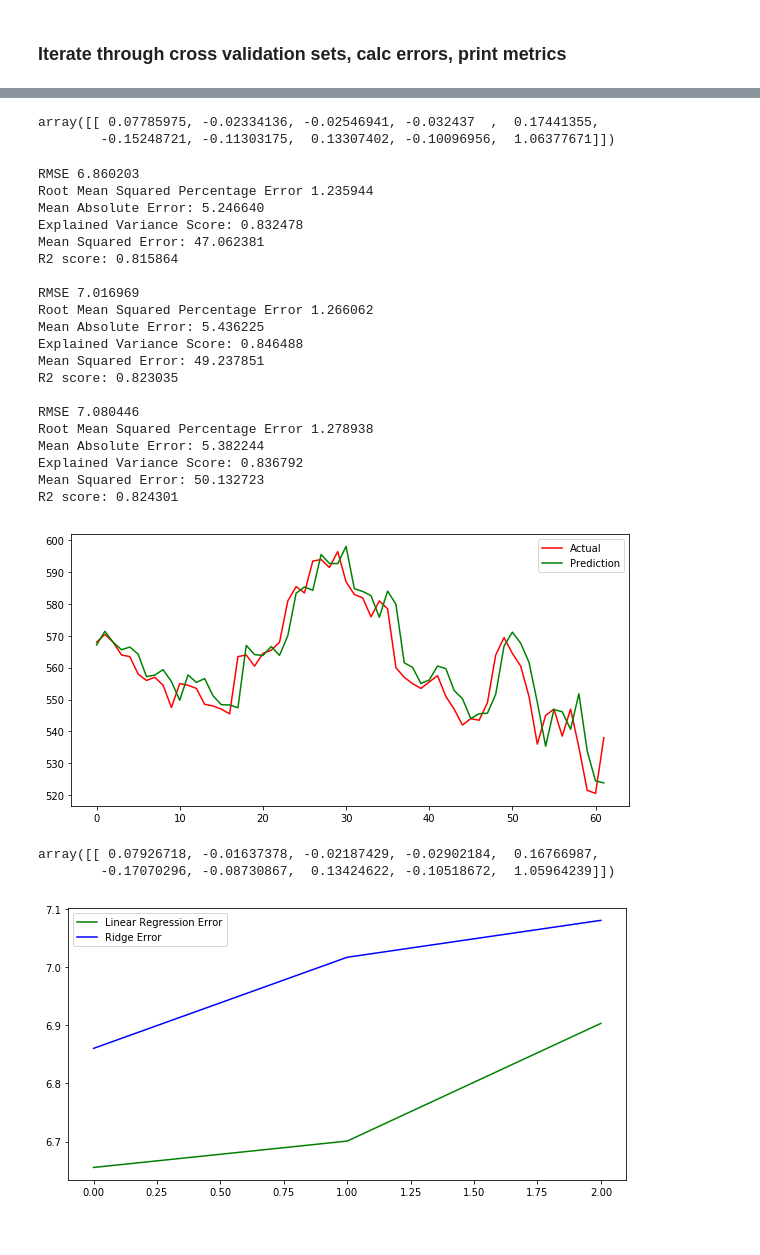
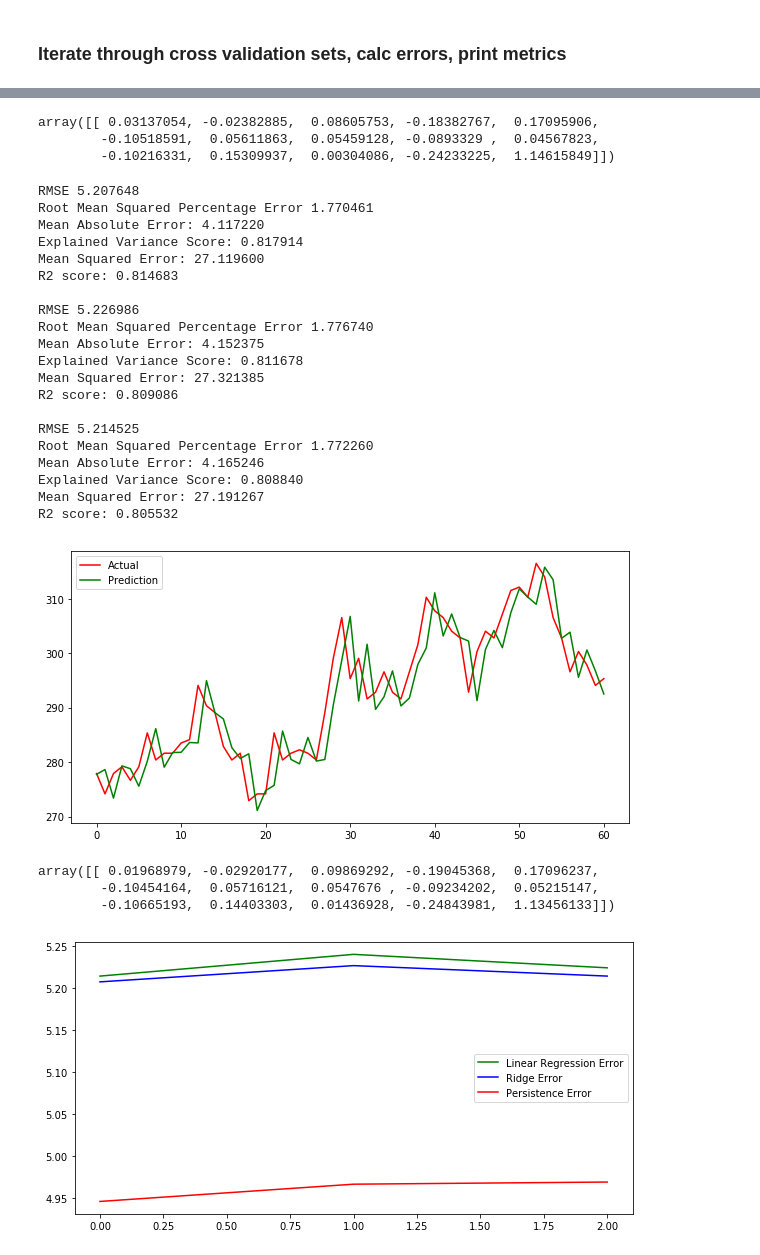
Before and after one commit to pnevmap/Stock-Predictor, a Jupyter notebook: features-and-model-MKS.ipynb, the cells around one changed output, grey strips where cells are left out. Drawn from its saved outputs; the diff is of its cells as text; code cells hidden in the pictures.

```diff
--- a/features-and-model-MKS.ipynb
+++ b/features-and-model-MKS.ipynb
@@ -4,7 +4,7 @@ import pandas as pd
 # %% [markdown]
 ### Data Preprcessing
 # %%
-mks = pd.read_csv("data/MKS.csv")
+mks = pd.read_csv("data/MKSfull.csv")
 # %%
 #data preprocessing
 #remove NaN values
@@ -15,7 +15,7 @@ mks.drop(nans.index, inplace=True)
 # %%
 # Initialize a data frames to hold the Features and the value
 X_len = 940
-days = 10
+days = 15
 
 Χ_columns = []
 for j in range(days):
@@ -99,6 +99,6 @@ def print_metrics(test, pred):
     print('')
 # %%
 n_splits = 3
-size =310
+size =305
 
 cv_sets = create_cv_sets(n_splits, size)
@@ -104,0 +107,17 @@ cv_sets = create_cv_sets(n_splits, size)
+# %%
+def model_persistence(x):
+    return x
+
+def set_prediction(test_X):
+    predictions = list()
+    for x in test_X['i+%s' % str(days-1)]:
+        yhat = model_persistence(x)
+        predictions.append(yhat)
+    return predictions
+
+#Iterate through cv_sets, calc errors, print metrics
+benchmark_errs=[]
+for X_train, X_test, y_train, y_test in cv_sets:
+    pred = set_prediction(X_test)
+    benchmark_errs.append(rmse(y_test['Close'], pred))
+    print_metrics(y_test['Close'], pred)
@@ -171,8 +213,9 @@ plt.show()
 # %%
 lr_regs[0].coef_
 # %% [output]
-array([[ 0.07785975, -0.02334136, -0.02546941, -0.032437  ,  0.17441355,
-        -0.15248721, -0.11303175,  0.13307402, -0.10096956,  1.06377671]])
+array([[ 0.03137054, -0.02382885,  0.08605753, -0.18382767,  0.17095906,
+        -0.10518591,  0.05611863,  0.05459128, -0.0893329 ,  0.04567823,
+        -0.10216331,  0.15309937,  0.00304086, -0.24233225,  1.14615849]])
 # %%
 from sklearn.linear_model import Ridge
 
@@ -191,26 +234,26 @@ for X_train, X_test, y_train, y_test in cv_sets:
     rr_errs.append(rmse(y_test, pred))
     print_metrics(y_test, pred)
 # %% [output]
-RMSE 6.860203
-Root Mean Squared Percentage Error 1.235944
-Mean Absolute Error: 5.246640
-Explained Variance Score: 0.832478
-Mean Squared Error: 47.062381
-R2 score: 0.815864
+RMSE 5.207648
+Root Mean Squared Percentage Error 1.770461
+Mean Absolute Error: 4.117220
+Explained Variance Score: 0.817914
+Mean Squared Error: 27.119600
+R2 score: 0.814683
 
-RMSE 7.016969
-Root Mean Squared Percentage Error 1.266062
-Mean Absolute Error: 5.436225
-Explained Variance Score: 0.846488
-Mean Squared Error: 49.237851
-R2 score: 0.823035
+RMSE 5.226986
+Root Mean Squared Percentage Error 1.776740
+Mean Absolute Error: 4.152375
+Explained Variance Score: 0.811678
+Mean Squared Error: 27.321385
+R2 score: 0.809086
 
-RMSE 7.080446
-Root Mean Squared Percentage Error 1.278938
-Mean Absolute Error: 5.382244
-Explained Variance Score: 0.836792
-Mean Squared Error: 50.132723
-R2 score: 0.824301
+RMSE 5.214525
+Root Mean Squared Percentage Error 1.772260
+Mean Absolute Error: 4.165246
+Explained Variance Score: 0.808840
+Mean Squared Error: 27.191267
+R2 score: 0.805532
 # %%
 t = range(len(y_test))
 plt.plot(t, y_test, 'r', label='Actual')
@@ -218,20 +261,22 @@ plt.plot(t, rr_regs[0].predict(X_test), 'g', label='Prediction')
 plt.legend()
 plt.show()
 # %% [output]
-[figure, old version]
+[figure, new version]
 # %%
 rr_regs[1].coef_
 # %% [output]
-array([[ 0.07926718, -0.01637378, -0.02187429, -0.02902184,  0.16766987,
-        -0.17070296, -0.08730867,  0.13424622, -0.10518672,  1.05964239]])
+array([[ 0.01968979, -0.02920177,  0.09869292, -0.19045368,  0.17096237,
+        -0.10454164,  0.05716121,  0.0547676 , -0.09234202,  0.05215147,
+        -0.10665193,  0.14403303,  0.01436928, -0.24843981,  1.13456133]])
 # %%
 t = range(n_splits)
 plt.plot(t, lr_errs, 'g', label='Linear Regression Error')
 plt.plot(t, rr_errs, 'b', label='Ridge Error')
+plt.plot(t, benchmark_errs, 'r', label='Persistence Error')
 plt.legend()
 plt.show()
 # %% [output]
-[figure, old version]
+[figure, new version]
 # %%
 from sklearn.svm import LinearSVR
 def lsvr(X_train, X_test, y_train, y_test):
```
Also changed, not shown: parts of 13 cells of this notebook, 5 other files.
